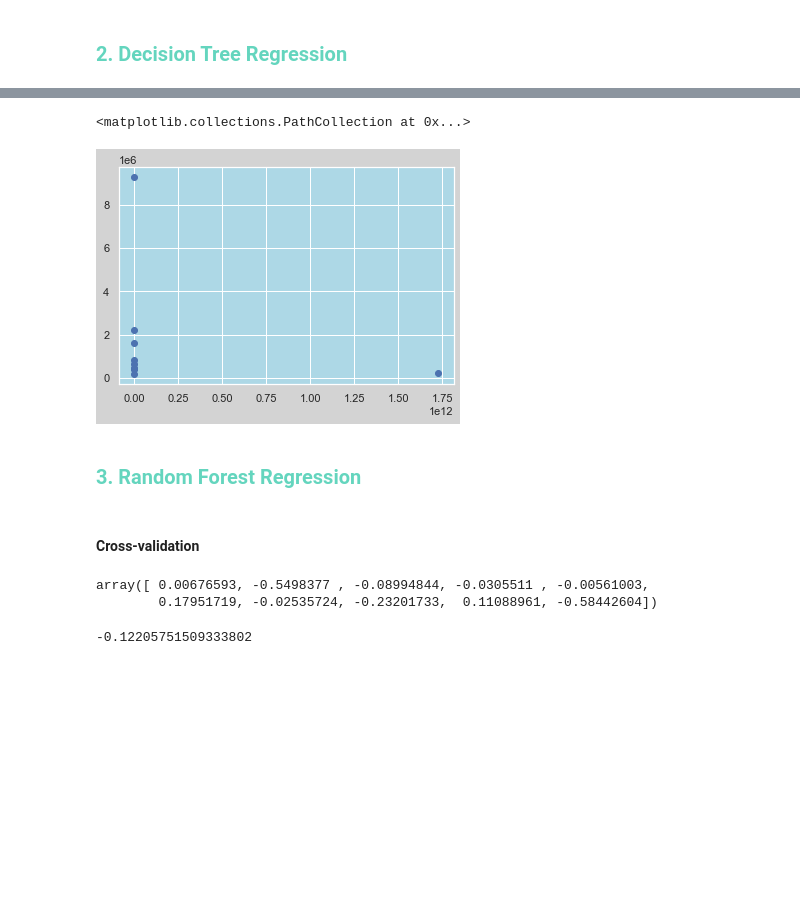
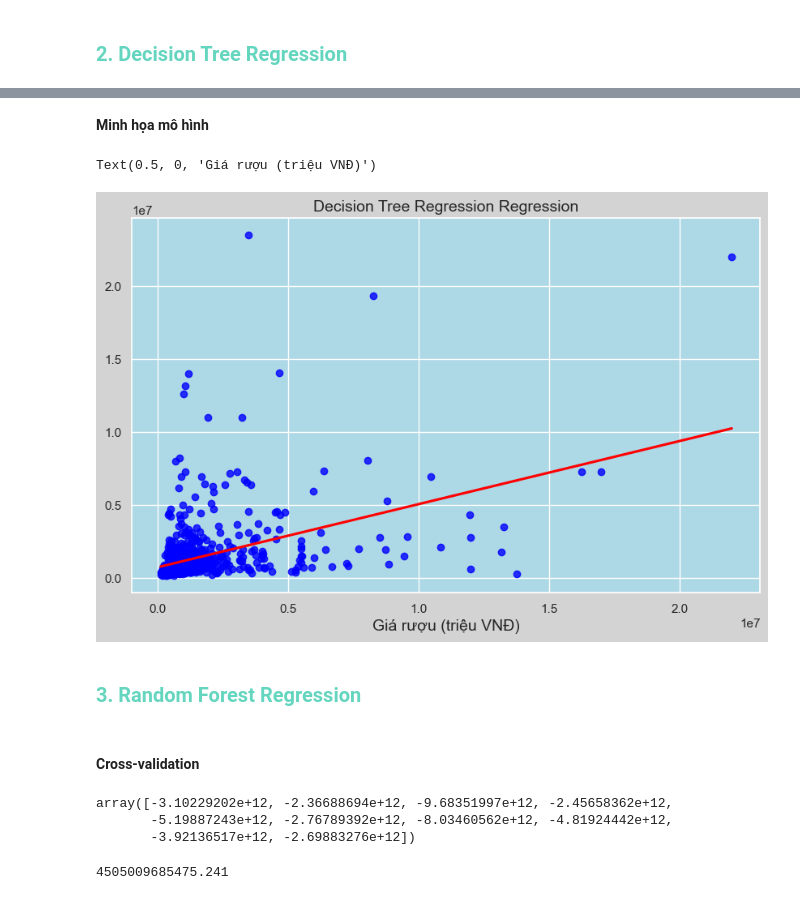
Before and after one commit to nmnghia0506/-NMKHDL_20_21, a Jupyter notebook: MoHinh.ipynb, the cells around one changed output, grey strips where cells are left out. Drawn from its saved outputs; the diff is of its cells as text; code cells hidden in the pictures; blank space fills up the shorter version.

```diff
--- a/MoHinh.ipynb
+++ b/MoHinh.ipynb
@@ -347,19 +292,26 @@ print(mse)
-# %%
-plt.scatter(y_pred[:10], y_test[:10])
-# %% [output]
-<matplotlib.collections.PathCollection at 0x...>
-[figure, removed]
+# %% [markdown]
+**Minh họa mô hình**
+# %%
+plt.figure(figsize=(10,6));
+sns.regplot(x=y_test,y=dt_pred,ci=None, scatter_kws={"color": "blue"}, line_kws={"color": "red"});
+plt.title('Decision Tree Regression Regression', fontsize=14)
+plt.xlabel('Giá rượu (triệu VNĐ)', fontsize=14)
+# %% [output]
+Text(0.5, 0, 'Giá rượu (triệu VNĐ)')
+[figure, added]
 # %% [markdown]
 <h3 style='color:#45ccb1d4;font-size:20px'><b>3. Random Forest Regression</b></h3>
-# %% [markdown]
-#### Cross-validation
+# %% [markdown]
+#### Cross-validation
 # %%
-scores = cross_val_score(decision_tree_reg,X_train, y_train,cv = 10)
+scores = cross_val_score(rf_reg,X_train, y_train,scoring='neg_mean_squared_error',cv = 10)
 scores
 # %% [output]
-array([ 0.00676593, -0.5498377 , -0.08994844, -0.0305511 , -0.00561003,
-        0.17951719, -0.02535724, -0.23201733,  0.11088961, -0.58442604])
+array([-3.10229202e+12, -2.36688694e+12, -9.68351997e+12, -2.45658362e+12,
+       -5.19887243e+12, -2.76789392e+12, -8.03460562e+12, -4.81924442e+12,
+       -3.92136517e+12, -2.69883276e+12])
 # %%
+scores = -scores
 scores.mean()
 # %% [output]
--0.12205751509333802
+4505009685475.241
```
Also changed, not shown: parts of 75 cells of this notebook.
